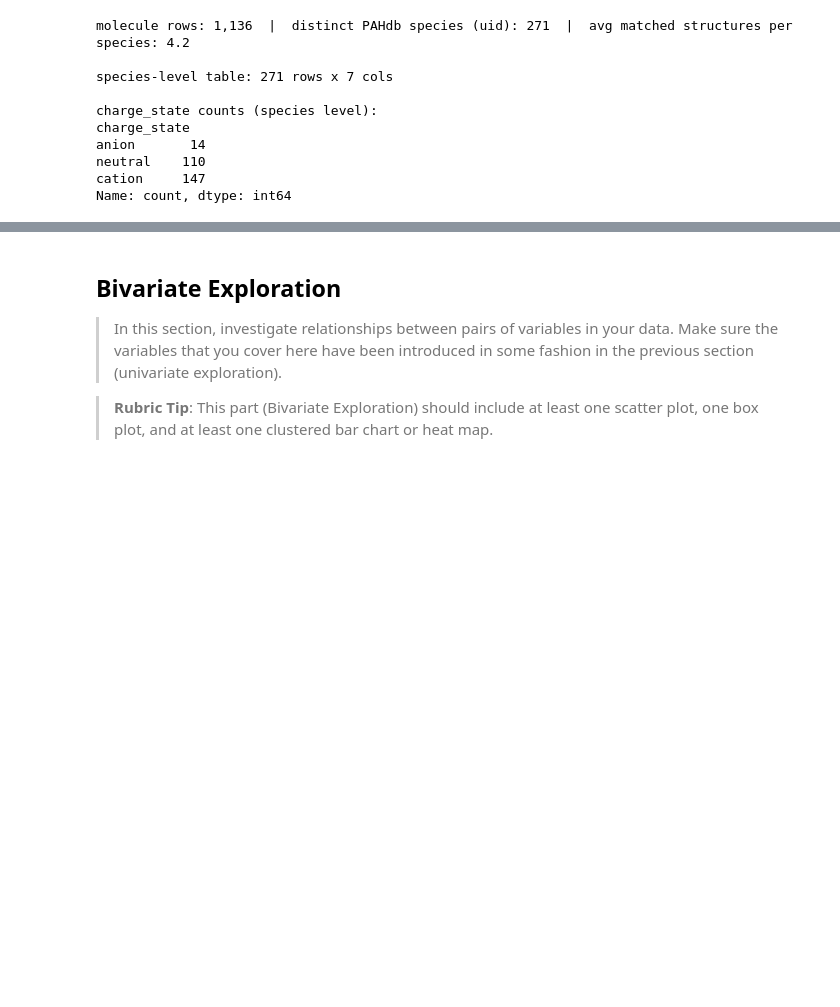
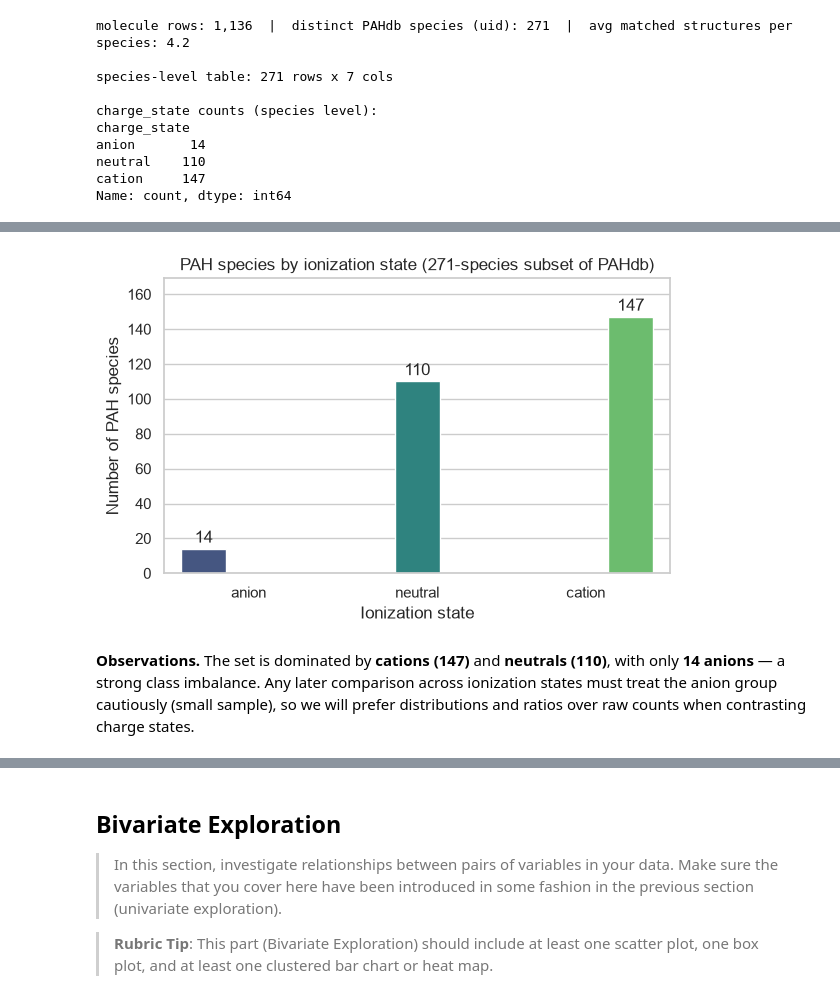
Before and after one commit to thebreadishard/udacity-data-visualization, a Jupyter notebook: notebooks/Part_I_exploration_template.ipynb, the cells around one changed output, grey strips where cells are left out. Cells and saved outputs as stored; diff of their text form; code cells hidden in the pictures; blank space fills up the shorter version.

```diff
--- a/notebooks/Part_I_exploration_template.ipynb
+++ b/notebooks/Part_I_exploration_template.ipynb
@@ -215,0 +244,17 @@ The **character of a molecule's IR emission lines** — where they fall (`freque
+# %%
+# Q2 VISUALIZATION: how many species of each ionization state (species level, n = 271).
+fig, ax = plt.subplots(figsize=(6, 4))
+sns.countplot(data=molecules_species, x="charge_state", order=charge_order,
+              hue="charge_state", palette="viridis", legend=False, ax=ax)
+for container in ax.containers:
+    ax.bar_label(container, fmt="%d", padding=2)
+ax.set_xlabel("Ionization state")
+ax.set_ylabel("Number of PAH species")
+ax.set_title("PAH species by ionization state (271-species subset of PAHdb)")
+ax.margins(y=0.15)
+plt.tight_layout()
+plt.show()
+# %% [output]
+[figure, added]
+# %% [markdown]
+**Observations.** The set is dominated by **cations (147)** and **neutrals (110)**, with only **14 anions** — a strong class imbalance. Any later comparison across ionization states must treat the anion group cautiously (small sample), so we will prefer distributions and ratios over raw counts when contrasting charge states.
```
Also changed, not shown: parts of 8 cells of this notebook.
